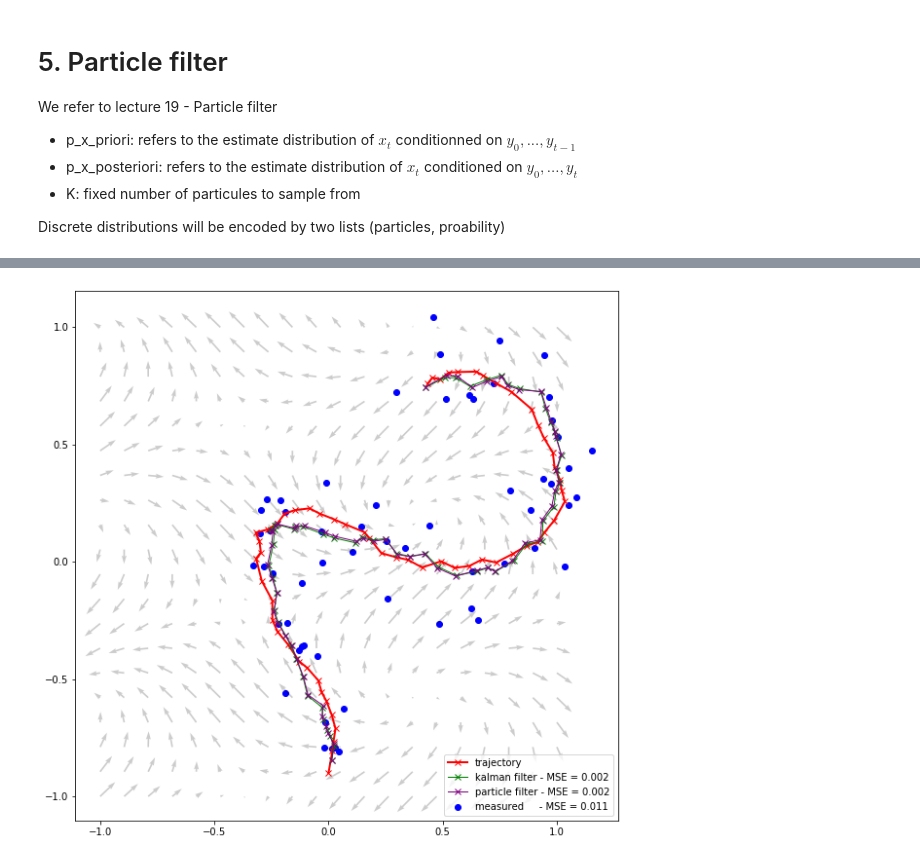
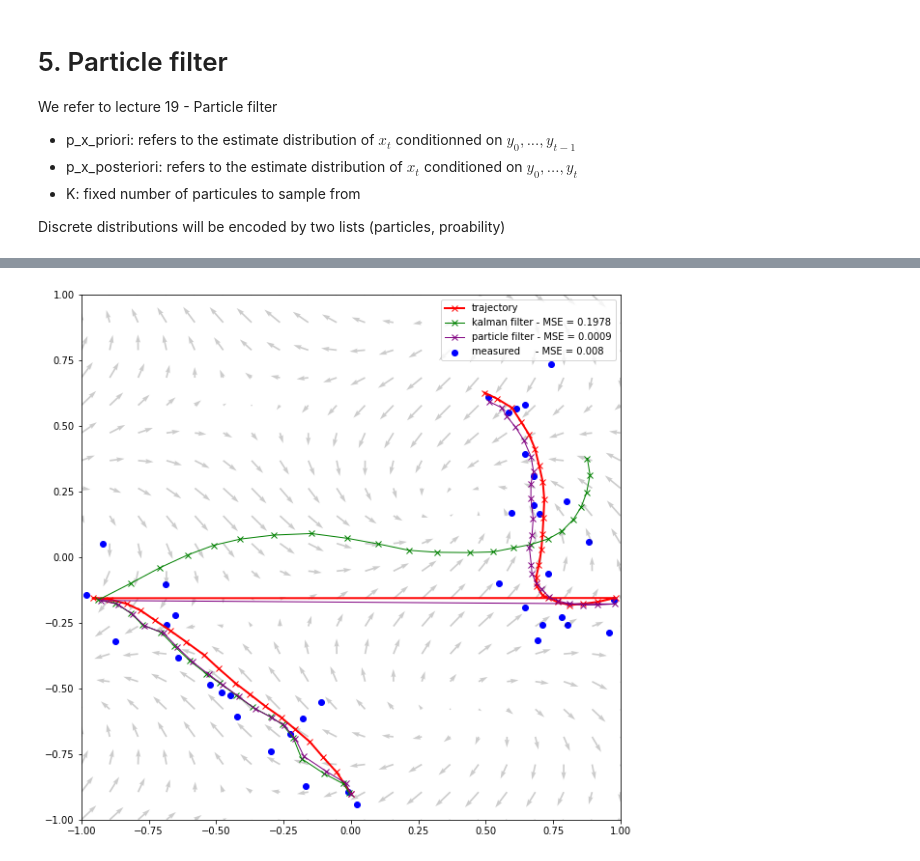
Before and after one commit to Romcos/kalman-filter, a Jupyter notebook: Kalman Filter.ipynb, the cells around one changed output, grey strips where cells are left out. Saved outputs shown, nothing was run; the diff lists cells and outputs as text; code cells hidden in the pictures.

```diff
--- a/Kalman Filter.ipynb
+++ b/Kalman Filter.ipynb
@@ -468,6 +468,8 @@ def plot_field():
     A,B = np.meshgrid(np.linspace(-1,1,20),np.linspace(-1,1,20))
     u,v = field(A,B)
     plt.quiver(A,B,u,v, alpha = 0.2)
+    plt.xlim(-1,1)
+    plt.ylim(-1,1)
 
 
 field = cos_field
@@ -478,8 +480,20 @@ plot_field()
 # %%
+def torus(a):
+    if a[0]>1:
+        a[0]=a[0]-2
+    if a[0]<-1:
+        a[0]=a[0]+2
+    if a[1]>1:
+        a[1]=a[1]-2
+    if a[1]<-1:
+        a[1]=a[1]+2
+    return a
+
 def f(x):
     next_x = x.copy()
     next_x[0:2] = x[0:2]+dt*x[2:4]
     next_x[2:4] = x[2:4]+q*dt*field(x[0],x[1])
+    next_x = torus(next_x)# Torus mode
     speed = next_x[2:]
     next_x[2:] = (1-2*dt*np.linalg.norm(speed)**2)*speed #Capping speed with quadratic friction.
     return next_x
@@ -497,7 +511,7 @@ def gradient(f,x):
         This is a discrete version, what matters is the linearization of f bteween one state and the next,
         this is how we choose delta
     """
-    delta = np.linalg.norm(x-f(x))/1e5
+    delta = np.linalg.norm(x-f(x))/1e10
     F = np.zeros((4,4))
     for i in range(4):
         dx = np.zeros(4)
@@ -507,14 +521,16 @@ def gradient(f,x):
 # %%
 #gradient(f, np.array([0,0,0,0]))
 # %%
-N=60
+N=40
 q=1
-process_noise = 0.02 #std of  process noise, typical value is 0.01
+process_noise = 0.005 #std of  process noise, typical value is 0.01
 Q = (process_noise)**2*np.identity(4)
 #x_0 = np.array([-0.5,-0.5,0.1,1.2]) #Good initialization for circle: There is a near discontinuity at 1.05
 #x_0 = np.array([-0.9,-0.9,0.5,0]) #Good initialization for cos_field, T=25
-x_0 = np.array([0,-0.9,0,0.75]) # Good for initialisation with delta field T=25
+#x_0 = np.array([0,-0.9,0,0.75]) # Good for initialisation with delta field T=25
 #x_0 = np.array([-0.4,0.6,0.2,-0.2]) # Also nice for cos_field
+x_0 = np.array([0,-0.9,-0.5,0.75]) # Good for initialisation with delta field T=25
+
 
 def trajectory(x_0,N):
     """
@@ -713,12 +729,12 @@ X_part = np.array([expectation(distribution) for distribution in sol])
 # %%
 plt.figure(figsize=(10,10))
 plt.plot(X[:,0],X[:,1], color ="red",marker="x",label="trajectory", linewidth=2)#linestyle ="dashed",
-plt.scatter(Y[:,0],Y[:,1], color ="blue",marker="o",label="measured     - MSE = "+ str(round(mse(Y),3)))
+plt.scatter(Y[:,0],Y[:,1], color ="blue",marker="o",label="measured     - MSE = "+ str(round(mse(Y),4)))
 #plt.plot(Y_rolling[:,0],Y_rolling[:,1], color ="cyan",marker="x",label="rolling filter   - MSE = "+ str(round(mse(Y_rolling),3)), linewidth=1, alpha =0.5)
-plt.plot(X_kalman[:,0],X_kalman[:,1], color ="green",marker="x",label="kalman filter - MSE = "+ str(round(mse(X_kalman[:,:2]),3)), linewidth=1)
-plt.plot(X_part[:,0],X_part[:,1], color ="purple",marker="x",label="particle filter - MSE = "+ str(round(mse(X_part[:,:2]),3)), linewidth=1)
+plt.plot(X_kalman[:,0],X_kalman[:,1], color ="green",marker="x",label="kalman filter - MSE = "+ str(round(mse(X_kalman[:,:2]),4)), linewidth=1)
+plt.plot(X_part[:,0],X_part[:,1], color ="purple",marker="x",label="particle filter - MSE = "+ str(round(mse(X_part[:,:2]),4)), linewidth=1)
 plot_field()
 plt.legend()
 plt.show()
 # %% [output]
-[figure, old version]
+[figure, new version]
```
Also changed, not shown: parts of 13 cells of this notebook.
